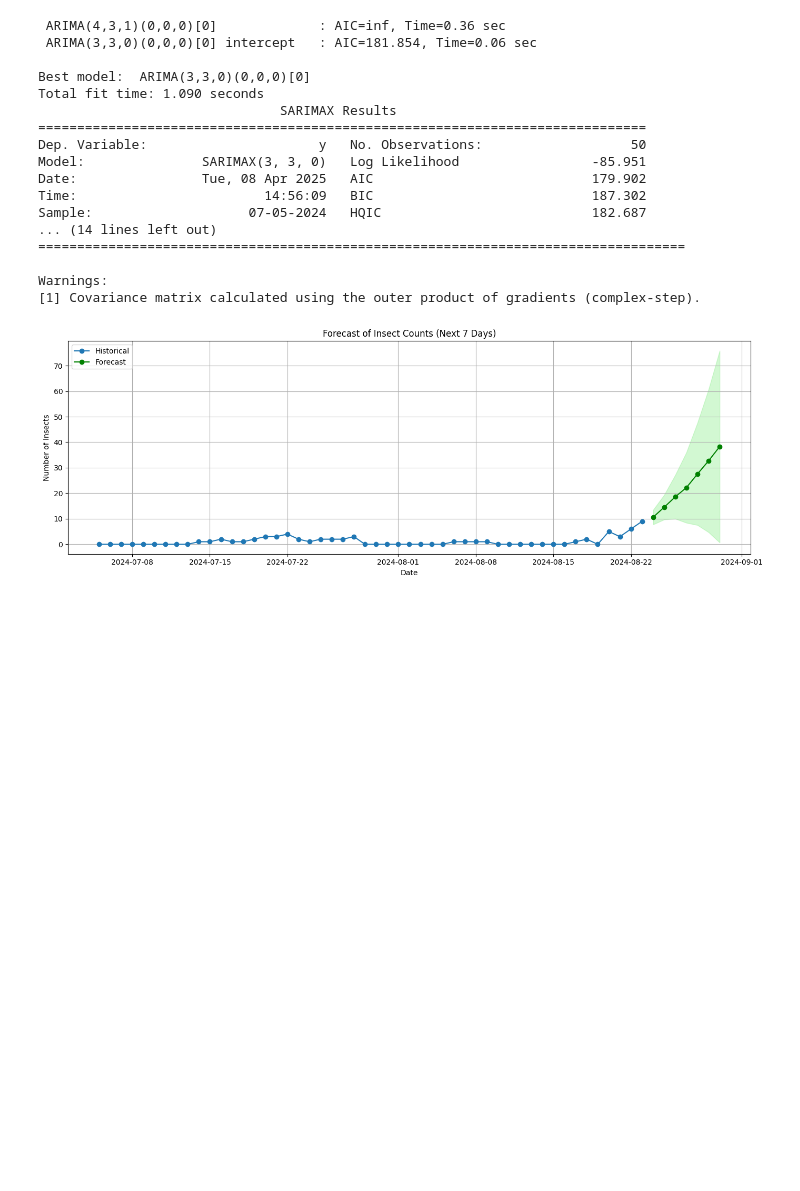
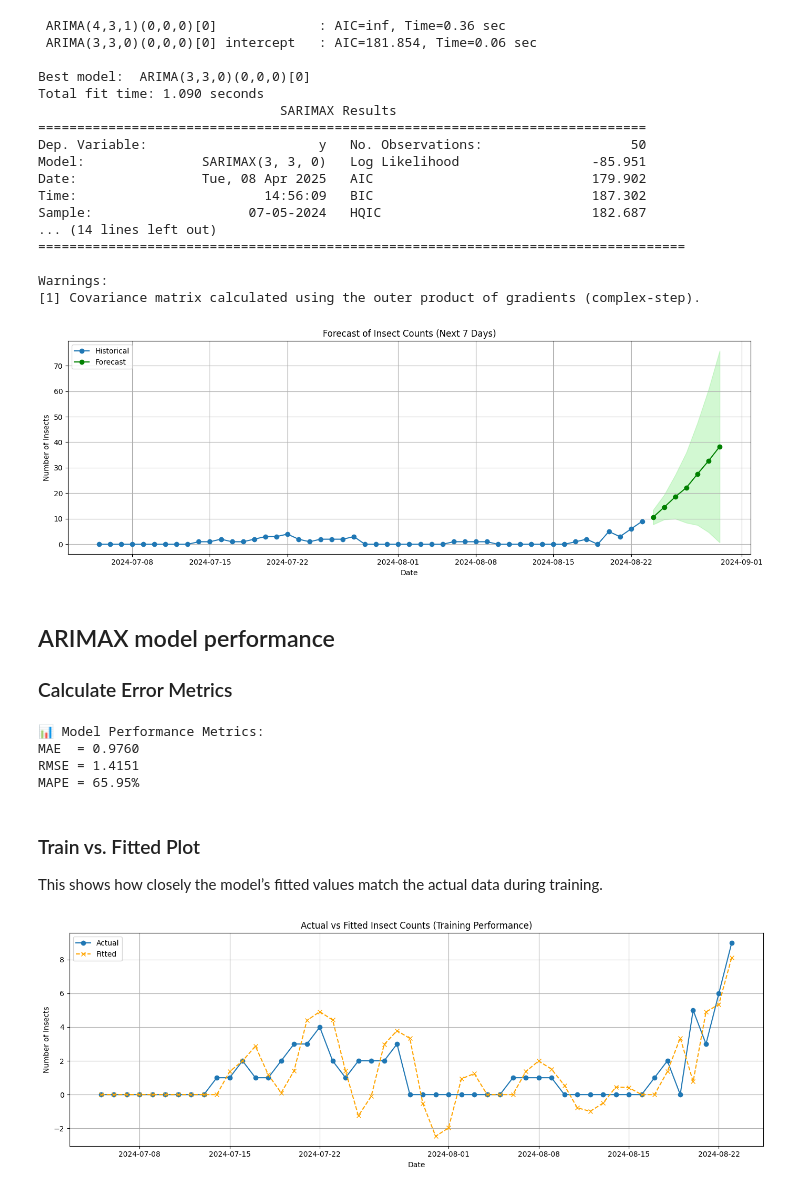
Before and after one commit to raz0208/Agritech-Pest-Prediction, a Jupyter notebook: Agritech_Pest_Prediction_ARIMAX_TSA.ipynb, the cells around one changed output. Saved outputs shown, nothing was run; the diff lists cells and outputs as text; code cells hidden in the pictures; blank space fills up the shorter version.

```diff
--- a/Agritech_Pest_Prediction_ARIMAX_TSA.ipynb
+++ b/Agritech_Pest_Prediction_ARIMAX_TSA.ipynb
@@ -451,3 +451,52 @@ plt.tight_layout()
 plt.show()
 # %% [output]
 [figure]
+# %% [markdown]
+## ARIMAX model performance
+
+### Calculate Error Metrics
+# %%
+# Actual and predicted values
+actual = aggregated_df['Number of Insects']
+predicted = pd.Series(arimax_model.predict_in_sample(), index=aggregated_df.index)
+
+# Mean Absolute Error (MAE)
+mae = mean_absolute_error(actual, predicted)
+
+# Root Mean Squared Error (RMSE)
+mse = mean_squared_error(actual, predicted)
+rmse = np.sqrt(mse)
+
+# Mean Absolute Percentage Error (MAPE)
+mape = np.mean(np.abs((actual - predicted) / actual.replace(0, np.nan))) * 100
+
+# Print results
+print(f"📊 Model Performance Metrics:")
+print(f"MAE  = {mae:.4f}")
+print(f"RMSE = {rmse:.4f}")
+print(f"MAPE = {mape:.2f}%")
+# %% [output]
+📊 Model Performance Metrics:
+MAE  = 0.9760
+RMSE = 1.4151
+MAPE = 65.95%
+# %% [markdown]
+### Train vs. Fitted Plot
+This shows how closely the model’s fitted values match the actual data during training.
+# %%
+# Get in-sample predictions
+fitted_values = pd.Series(arimax_model.predict_in_sample(), index=aggregated_df.index)
+
+# Plot actual vs fitted
+plt.figure(figsize=(14, 5))
+plt.plot(aggregated_df.index, aggregated_df['Number of Insects'], label='Actual', marker='o')
+plt.plot(fitted_values.index, fitted_values, label='Fitted', color='orange', linestyle='--', marker='x')
+plt.title('Actual vs Fitted Insect Counts (Training Performance)')
+plt.xlabel('Date')
+plt.ylabel('Number of Insects')
+plt.legend()
+plt.grid(True)
+plt.tight_layout()
+plt.show()
+# %% [output]
+[figure, added]
```
Also changed, not shown: parts of 3 cells of this notebook.
